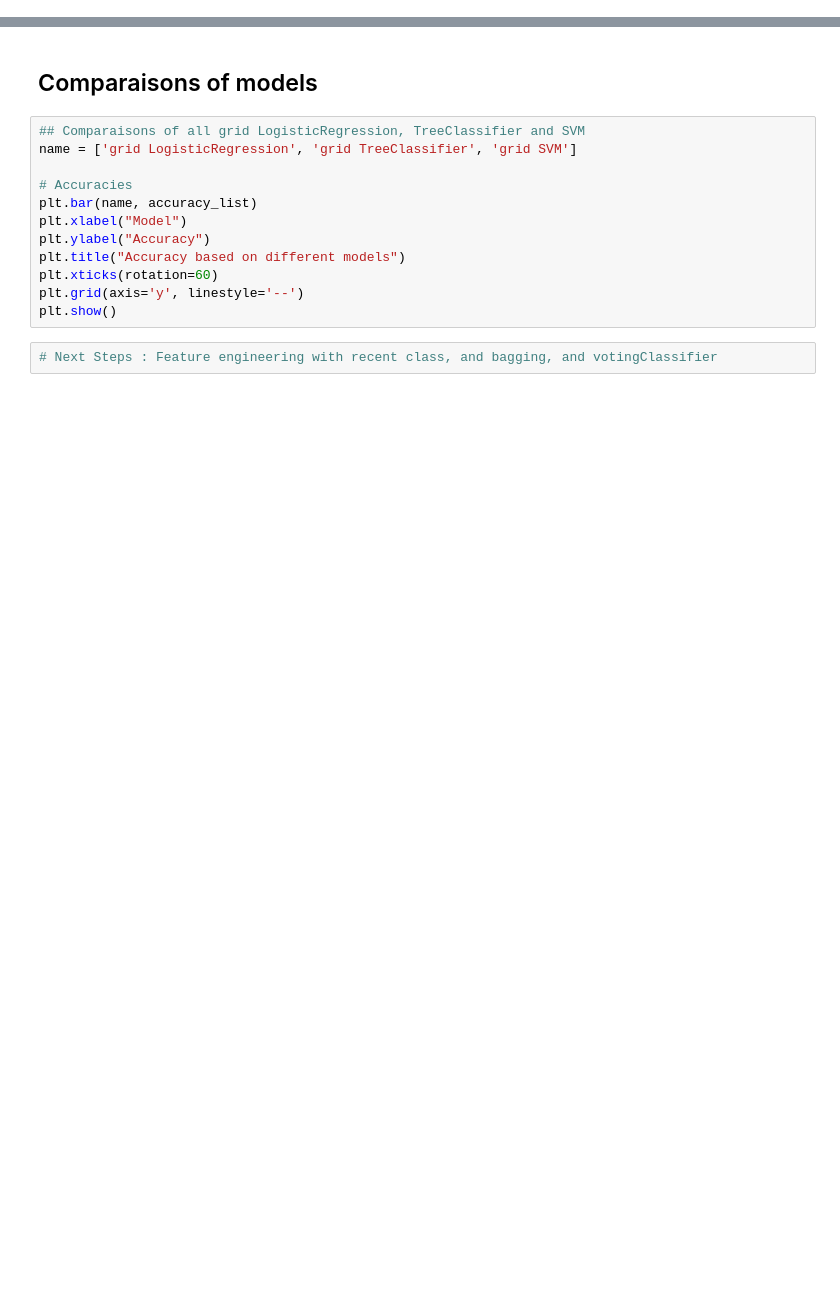
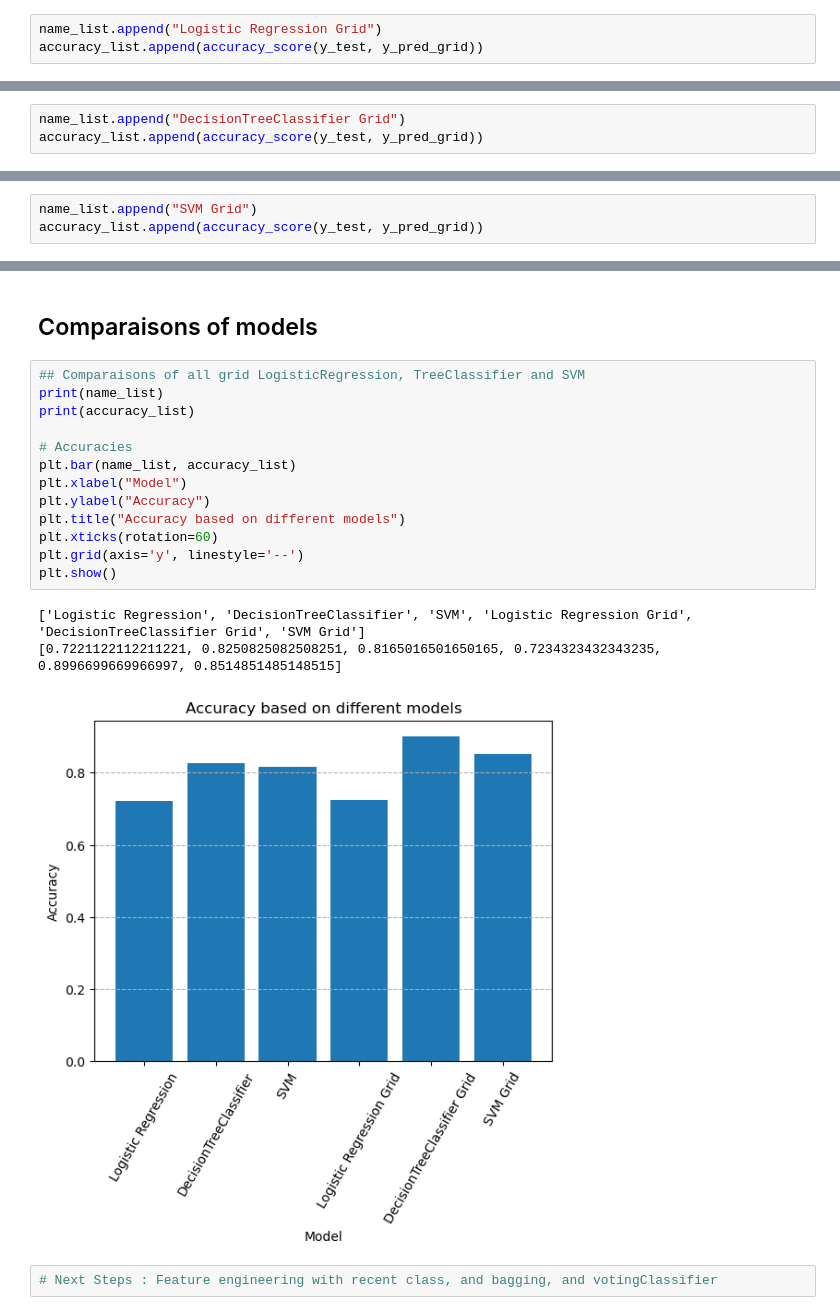
Before and after one commit to WANG-Lucas-sokko/ML_CCC, a Jupyter notebook: ML_CCC_project.ipynb, the cells around one changed output, grey strips where cells are left out. Cells and saved outputs as stored; diff of their text form; blank space fills up the shorter version.

```diff
--- a/ML_CCC_project.ipynb
+++ b/ML_CCC_project.ipynb
@@ -754,0 +904,3 @@ accuracy_list2.append(accuracy_score(y_test, y_pred_grid))
+# %%
+name_list.append("Logistic Regression Grid")
+accuracy_list.append(accuracy_score(y_test, y_pred_grid))
@@ -754,0 +989,3 @@ accuracy_list2.append(accuracy_score(y_test, y_pred_grid))
+# %%
+name_list.append("DecisionTreeClassifier Grid")
+accuracy_list.append(accuracy_score(y_test, y_pred_grid))
@@ -754,0 +1040,3 @@ accuracy_list2.append(accuracy_score(y_test, y_pred_grid))
+# %%
+name_list.append("SVM Grid")
+accuracy_list.append(accuracy_score(y_test, y_pred_grid))
@@ -756,15 +1046,20 @@ accuracy_list2.append(accuracy_score(y_test, y_pred_grid))
 ## Comparaisons of models
 # %%
 ## Comparaisons of all grid LogisticRegression, TreeClassifier and SVM
-name = ['grid LogisticRegression', 'grid TreeClassifier', 'grid SVM']
+print(name_list)
+print(accuracy_list)
 
 # Accuracies
-plt.bar(name, accuracy_list)
+plt.bar(name_list, accuracy_list)
 plt.xlabel("Model")
 plt.ylabel("Accuracy")
 plt.title("Accuracy based on different models")
 plt.xticks(rotation=60)
 plt.grid(axis='y', linestyle='--')
 plt.show()
+# %% [output]
+['Logistic Regression', 'DecisionTreeClassifier', 'SVM', 'Logistic Regression Grid', 'DecisionTreeClassifier Grid', 'SVM Grid']
+[0.7221122112211221, 0.8250825082508251, 0.8165016501650165, 0.7234323432343235, 0.8996699669966997, 0.8514851485148515]
+[figure, added]
 # %%
 # Next Steps : Feature engineering with recent class, and bagging, and votingClassifier
```
Also changed, not shown: parts of 30 cells of this notebook.
